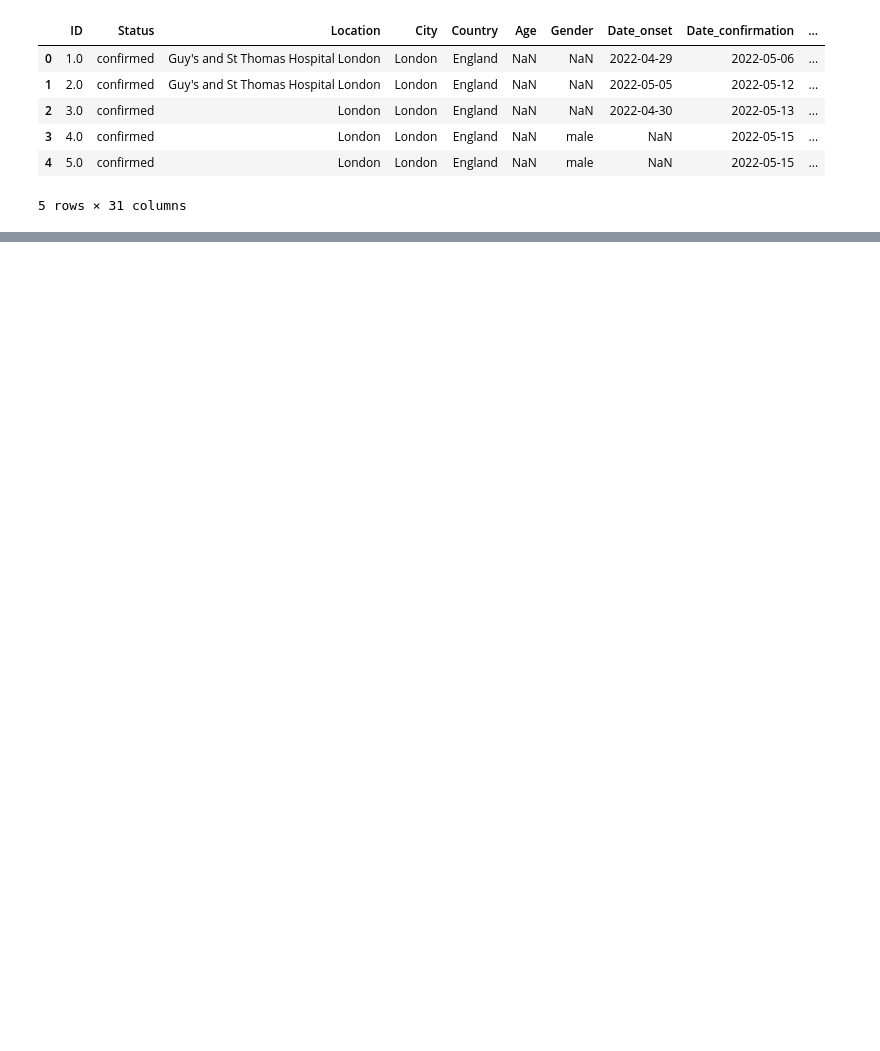
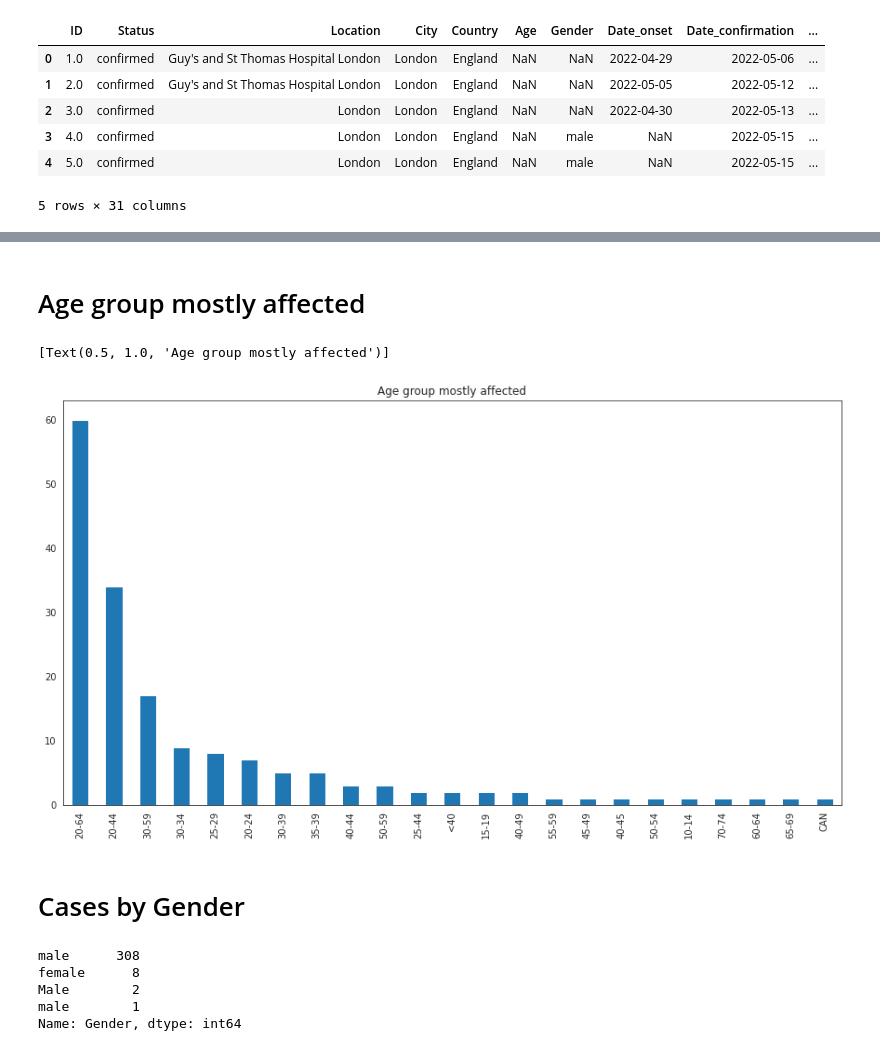
Before and after one commit to godwinnwalozie/Monkeypox-Outbreak-Year-2022-Data-Analysis, a Jupyter notebook: monkey_pox.ipynb, the cells around one changed output, grey strips where cells are left out. Cells and saved outputs as stored; diff of their text form; code cells hidden in the pictures; blank space fills up the shorter version.

```diff
--- a/monkey_pox.ipynb
+++ b/monkey_pox.ipynb
@@ -23,0 +121,3 @@ mp.head()
+# %%
+ag_gen = mp.Age.dropna().value_counts()
+ag_gen[:10]
@@ -23,0 +136,19 @@ mp.head()
+# %% [markdown]
+# Age group mostly affected
+# %%
+fig,ax = plt.subplots(figsize = (15, 8))
+ag_gen.plot(kind = 'bar')
+ax.set(title = 'Age group mostly affected');
+# %% [output]
+[Text(0.5, 1.0, 'Age group mostly affected')]
+[figure, added]
+# %% [markdown]
+# Cases by Gender
+# %%
+mp.Gender.value_counts()
+# %% [output]
+male      308
+female      8
+Male        2
+male        1
+Name: Gender, dtype: int64
```
Also changed, not shown: parts of 12 cells of this notebook.
